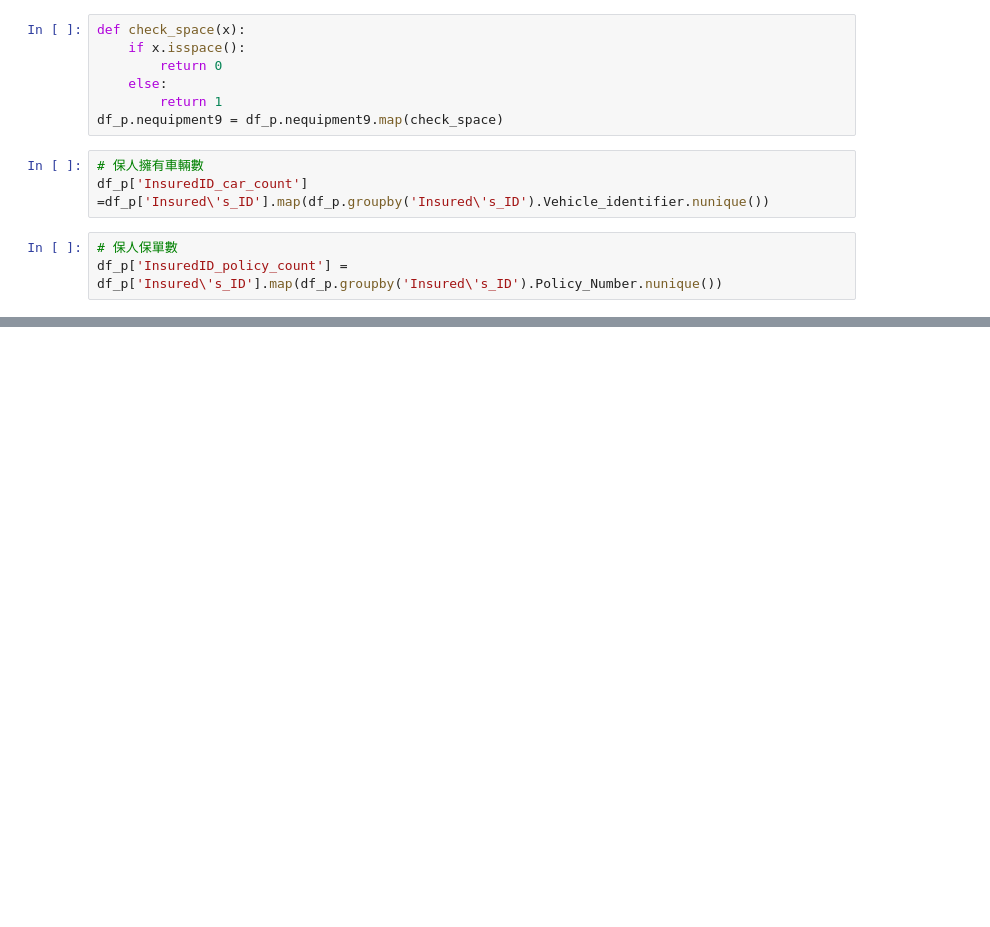
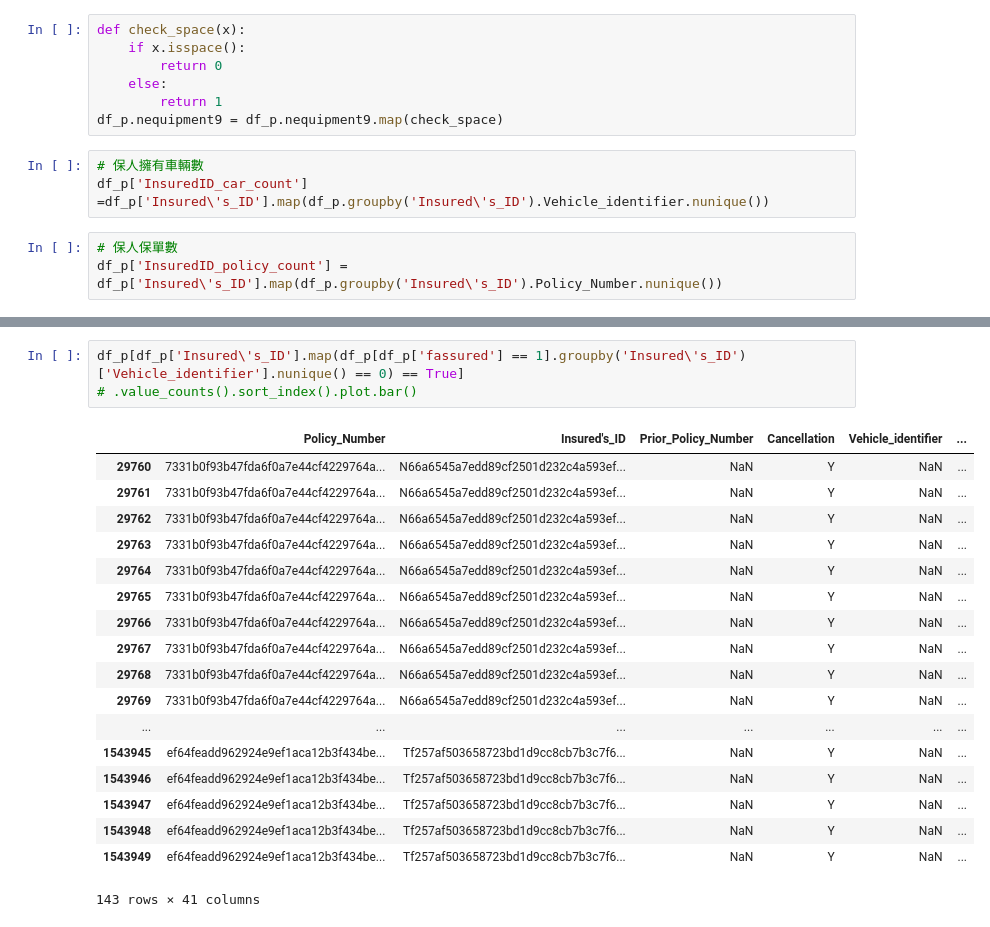
Before and after one commit to taipingeric/tbddd, a Jupyter notebook: feature engineering.ipynb, the cells around one changed output, grey strips where cells are left out. Drawn from its saved outputs; the diff is of its cells as text; blank space fills up the shorter version.

```diff
--- a/feature engineering.ipynb
+++ b/feature engineering.ipynb
@@ -164,0 +422,22 @@ df_p['InsuredID_policy_count'] = df_p['Insured\'s_ID'].map(df_p.groupby('Insured
+# %%
+df_p[df_p['Insured\'s_ID'].map(df_p[df_p['fassured'] == 1].groupby('Insured\'s_ID')['Vehicle_identifier'].nunique() == 0) == True]
+# .value_counts().sort_index().plot.bar()
+# %% [output]
+|  | Policy_Number | Insured's_ID | Prior_Policy_Number | Cancellation | Vehicle_identifier | ... |
+| 29760 | 7331b0f93b47fda6f0a7e44cf4229764a... | N66a6545a7edd89cf2501d232c4a593ef... | NaN | Y | NaN | ... |
+| 29761 | 7331b0f93b47fda6f0a7e44cf4229764a... | N66a6545a7edd89cf2501d232c4a593ef... | NaN | Y | NaN | ... |
+| 29762 | 7331b0f93b47fda6f0a7e44cf4229764a... | N66a6545a7edd89cf2501d232c4a593ef... | NaN | Y | NaN | ... |
+| 29763 | 7331b0f93b47fda6f0a7e44cf4229764a... | N66a6545a7edd89cf2501d232c4a593ef... | NaN | Y | NaN | ... |
+| 29764 | 7331b0f93b47fda6f0a7e44cf4229764a... | N66a6545a7edd89cf2501d232c4a593ef... | NaN | Y | NaN | ... |
+| 29765 | 7331b0f93b47fda6f0a7e44cf4229764a... | N66a6545a7edd89cf2501d232c4a593ef... | NaN | Y | NaN | ... |
+| 29766 | 7331b0f93b47fda6f0a7e44cf4229764a... | N66a6545a7edd89cf2501d232c4a593ef... | NaN | Y | NaN | ... |
+| 29767 | 7331b0f93b47fda6f0a7e44cf4229764a... | N66a6545a7edd89cf2501d232c4a593ef... | NaN | Y | NaN | ... |
+| 29768 | 7331b0f93b47fda6f0a7e44cf4229764a... | N66a6545a7edd89cf2501d232c4a593ef... | NaN | Y | NaN | ... |
+| 29769 | 7331b0f93b47fda6f0a7e44cf4229764a... | N66a6545a7edd89cf2501d232c4a593ef... | NaN | Y | NaN | ... |
+| ... | ... | ... | ... | ... | ... | ... |
+| 1543945 | ef64feadd962924e9ef1aca12b3f434be... | Tf257af503658723bd1d9cc8cb7b3c7f6... | NaN | Y | NaN | ... |
+| 1543946 | ef64feadd962924e9ef1aca12b3f434be... | Tf257af503658723bd1d9cc8cb7b3c7f6... | NaN | Y | NaN | ... |
+| 1543947 | ef64feadd962924e9ef1aca12b3f434be... | Tf257af503658723bd1d9cc8cb7b3c7f6... | NaN | Y | NaN | ... |
+| 1543948 | ef64feadd962924e9ef1aca12b3f434be... | Tf257af503658723bd1d9cc8cb7b3c7f6... | NaN | Y | NaN | ... |
+| 1543949 | ef64feadd962924e9ef1aca12b3f434be... | Tf257af503658723bd1d9cc8cb7b3c7f6... | NaN | Y | NaN | ... |
+143 rows × 41 columns
```
Also changed, not shown: parts of 49 cells of this notebook, 1 other file.
